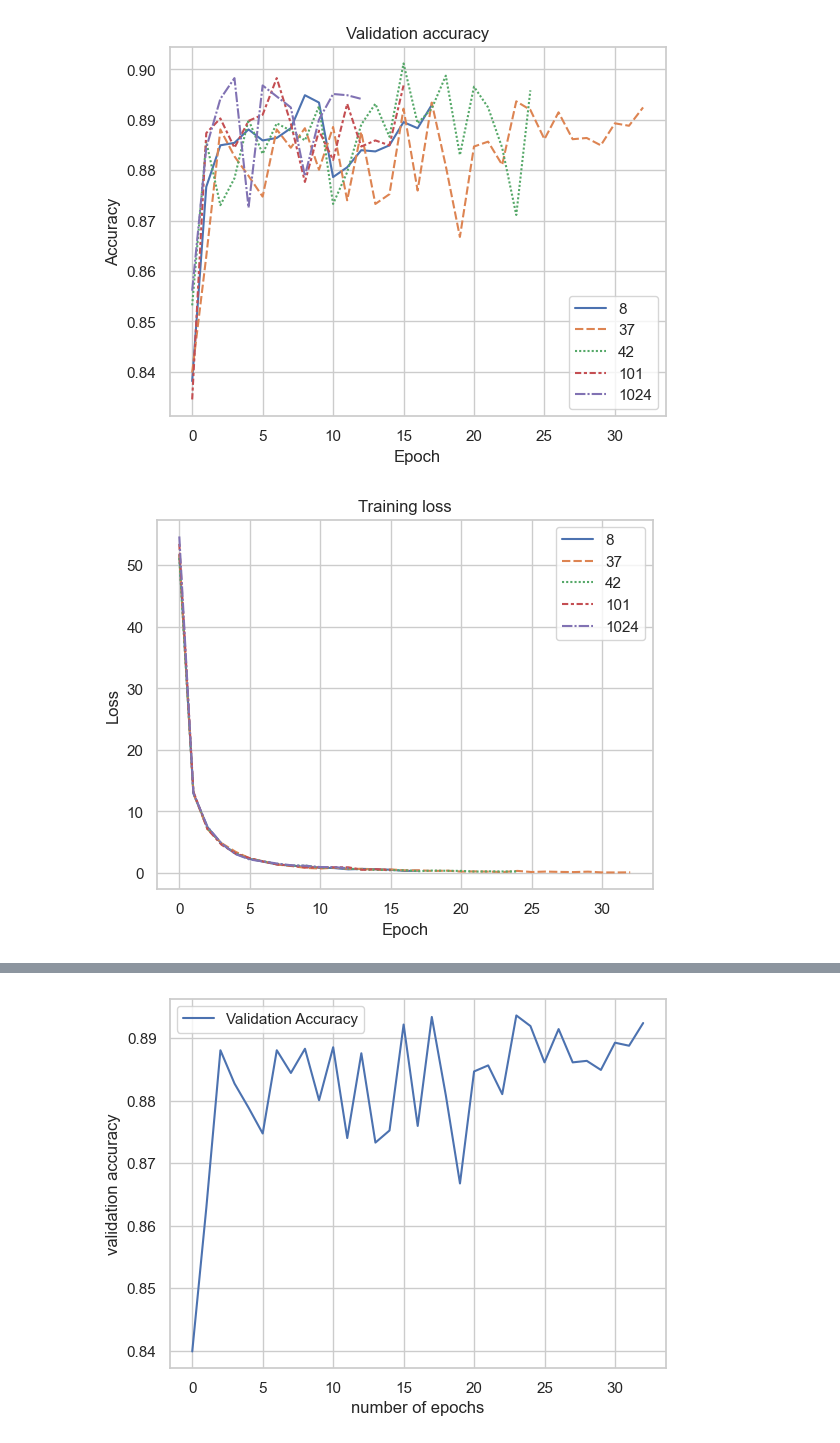
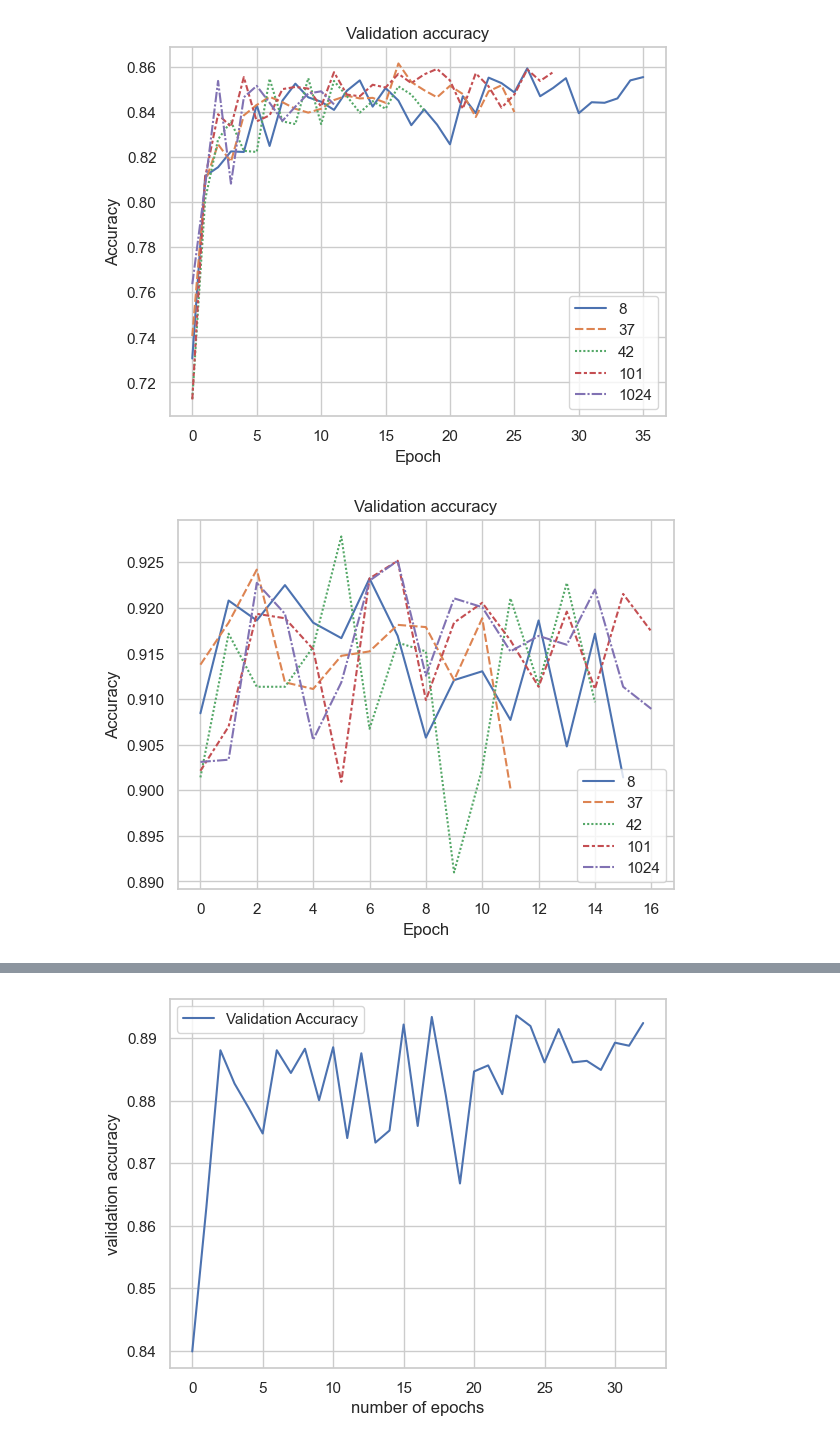
Before and after one commit to sfimediafutures/MA_Peter-R-ysland-Aarnes, a Jupyter notebook: Results/some_results_visuals.ipynb, the cells around one changed output, grey strips where cells are left out. Saved outputs shown, nothing was run; the diff lists cells and outputs as text; code cells hidden in the pictures.

```diff
--- a/Results/some_results_visuals.ipynb
+++ b/Results/some_results_visuals.ipynb
@@ -39,17 +39,33 @@ def create_lineplit(dataframe, title, xlabel, ylabel, x_ticks=None, y_ticks=None
         ax.set_yticks(y_ticks)
     plt.show()
 # %%
-directory = '/Users/aarnes/Documents/GitHub/MA_Peter-R-ysland-Aarnes/Result CVSs and trianing JSON/Training json stats/NB-BERT/'
+directory = "/Users/aarnes/Documents/GitHub/MA_Peter-R-ysland-Aarnes/Results/Training json stats/NorBERT"
+directory2 = "/Users/aarnes/Documents/GitHub/MA_Peter-R-ysland-Aarnes/Results/Training json stats/Scandi-bert-something"
 
 accuracy_data = get_history_data(directory, "Validation accuracy history")
 train_loss = get_history_data(directory, "Train loss history")
 val_loss = get_history_data(directory, "Val loss history")
 learn_rate = get_history_data(directory, "Learn rate history")
+
+scandi_accuracy_data = get_history_data(directory2, "Validation accuracy history")
+scandi_train_loss = get_history_data(directory2, "Train loss history")
+scandi_val_loss = get_history_data(directory2, "Val loss history")
+scandi_learn_rate = get_history_data(directory2, "Learn rate history")
 # %%
 create_lineplit(accuracy_data, "Validation accuracy", "Epoch", "Accuracy")
+create_lineplit(scandi_accuracy_data, "Validation accuracy", "Epoch", "Accuracy")
+
+
 create_lineplit(train_loss, "Training loss", "Epoch", "Loss")
+create_lineplit(scandi_train_loss, "Training loss", "Epoch", "Loss")
+
+
 create_lineplit(val_loss, "Validation loss", "Epoch", "Loss")
+create_lineplit(scandi_val_loss, "Validation loss", "Epoch", "Loss")
+
+
 create_lineplit(learn_rate, "Adam learn rate", "Epoch", "Learn rate")
+create_lineplit(scandi_learn_rate, "Adam learn rate", "Epoch", "Learn rate")
 # %% [output]
-[figure, old version]
+[figure, new version]
-[figure, old version]
+[figure, new version]
```
Also changed, not shown: parts of 6 cells of this notebook, 8 other files.
